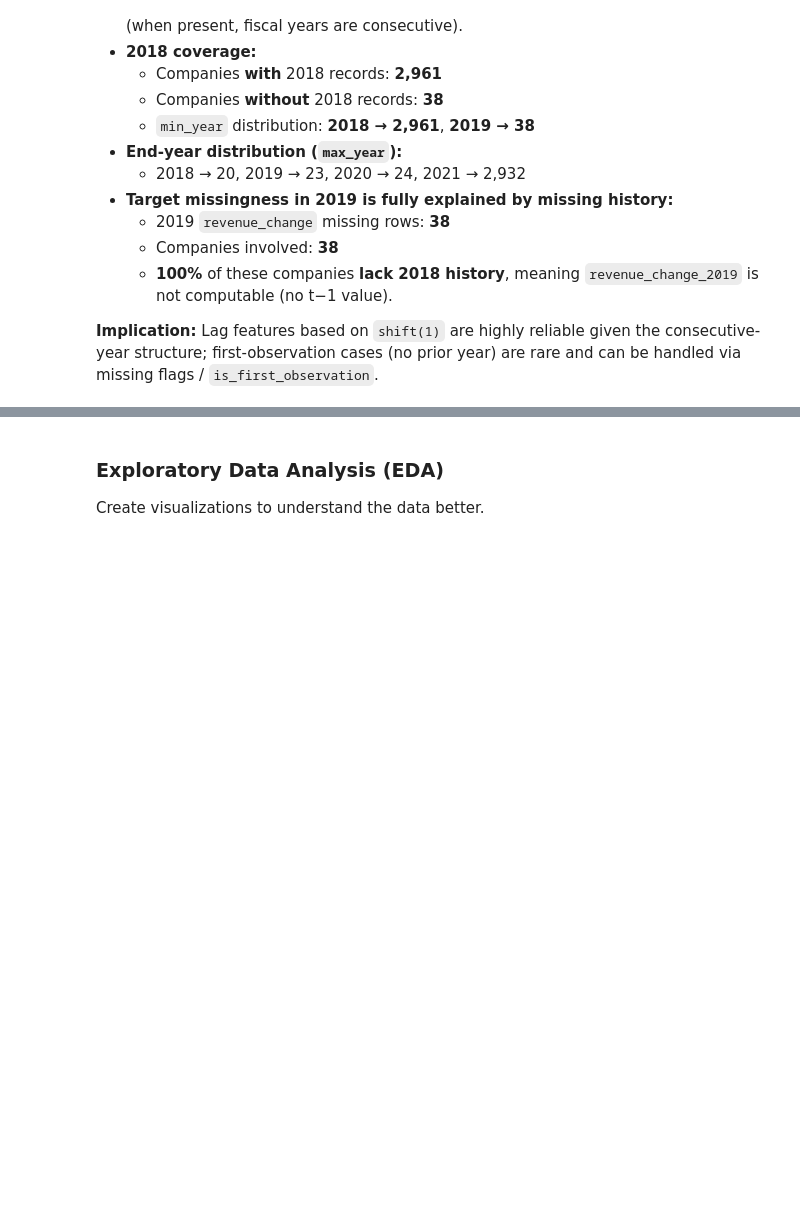
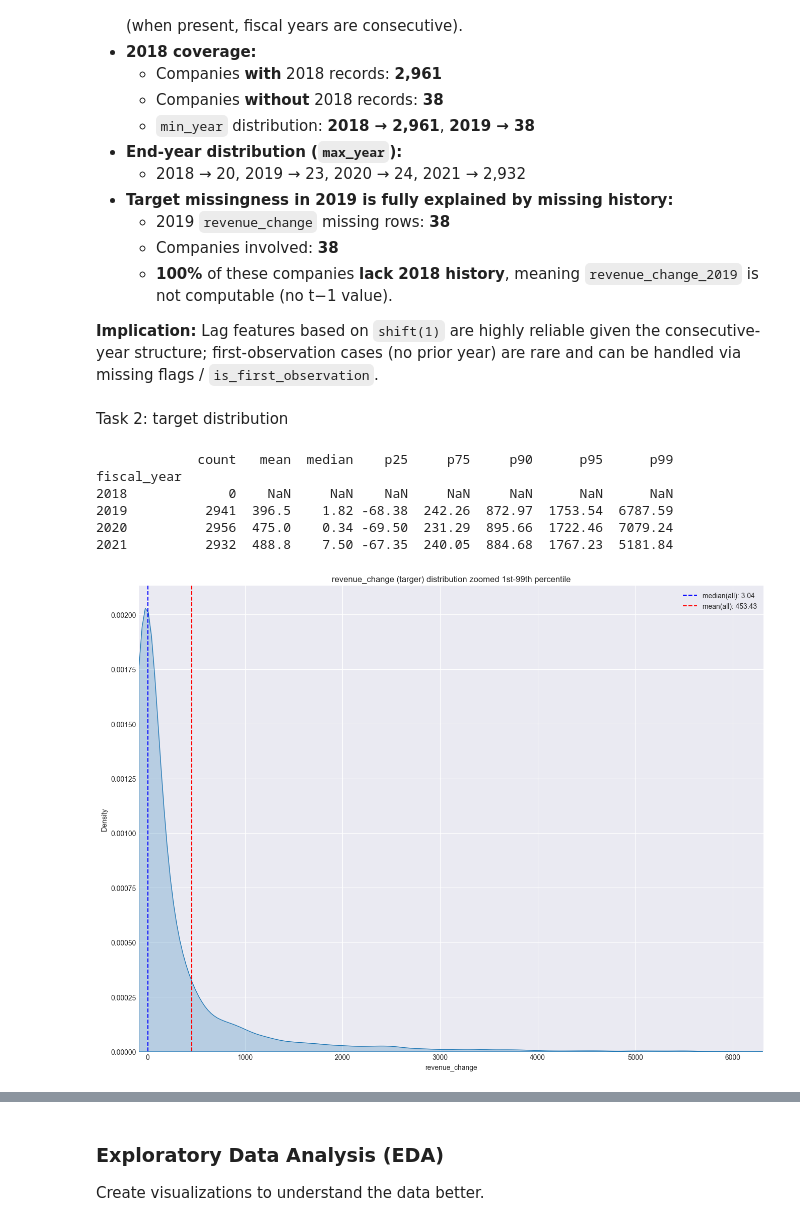
Before and after one commit to MoriondoTommaso/italian-financial-challenge, a Jupyter notebook: notebooks/Final.ipynb, the cells around one changed output, grey strips where cells are left out. Drawn from its saved outputs; the diff is of its cells as text; code cells hidden in the pictures; blank space fills up the shorter version.

```diff
--- a/notebooks/Final.ipynb
+++ b/notebooks/Final.ipynb
@@ -314,3 +316,52 @@ Companies involved: 38
   - **100%** of these companies **lack 2018 history**, meaning `revenue_change_2019` is not computable (no t−1 value).
 
 **Implication:** Lag features based on `shift(1)` are highly reliable given the consecutive-year structure; first-observation cases (no prior year) are rare and can be handled via missing flags / `is_first_observation`.
+# %% [markdown]
+Task 2: target distribution
+# %%
+
+def p25(x): return x.quantile(0.25)
+def p75(x): return x.quantile(0.75)
+def p90(x): return x.quantile(0.90)
+def p95(x): return x.quantile(0.95)
+def p99(x): return x.quantile(0.99)
+
+
+tmp = train_df[[time_col, target]].copy()
+
+metrics = tmp.groupby(time_col)[target].agg([
+    'count',
+    'mean',
+    'median',
+    p25,
+    p75,
+    p90,
+    p95,
+    p99
+])
+
+# Opzionale: arrotondamento per leggibilità
+
+print(metrics.round(2))
+# %% [output]
+             count   mean  median    p25     p75     p90      p95      p99
+fiscal_year
+2018             0    NaN     NaN    NaN     NaN     NaN      NaN      NaN
+2019          2941  396.5    1.82 -68.38  242.26  872.97  1753.54  6787.59
+2020          2956  475.0    0.34 -69.50  231.29  895.66  1722.46  7079.24
+2021          2932  488.8    7.50 -67.35  240.05  884.68  1767.23  5181.84
+# %%
+y = train_df[target].dropna().copy()
+r_low, r_high = y.quantile([0.1, 0.99])
+y_core = y[(y >= r_low) & (y <= r_high)]
+
+plt.figure(figsize=(16,12))
+sns.kdeplot(x=y_core, fill=True, cut=0)
+plt.axvline(y.median(), color="blue", linestyle="--", label=f"median(all): {y.median():.2f}")
+plt.axvline(y.mean(),   color="red",  linestyle="--", label=f"mean(all): {y.mean():.2f}")
+plt.xlim(r_low, r_high)
+plt.title('revenue_change (targer) distribution zoomed 1st-99th percentile')
+plt.legend()
+plt.show()
+# %% [output]
+[figure, added]
```
Also changed, not shown: parts of 18 cells of this notebook, 2 other files.
